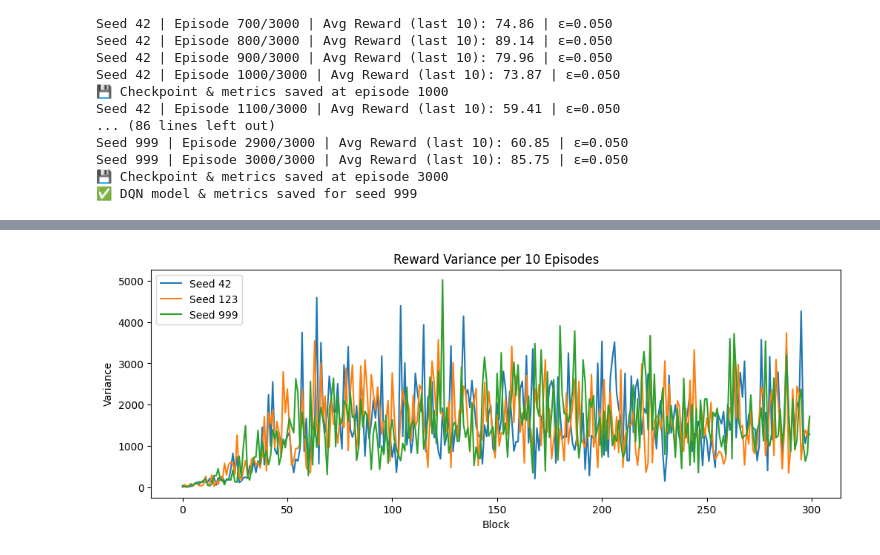
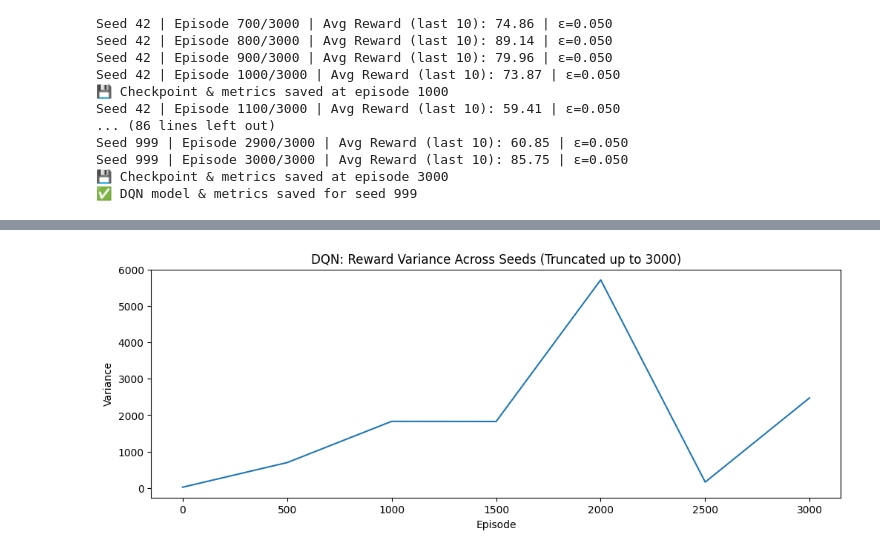
Before and after one commit to dayananikol/CCRNFLRL_PROJECT_COM221ML, a Jupyter notebook: rl_agents/dqn_learning_snake.ipynb, the cells around one changed output, grey strips where cells are left out. Cells and saved outputs as stored; diff of their text form; code cells hidden in the pictures.

```diff
--- a/rl_agents/dqn_learning_snake.ipynb
+++ b/rl_agents/dqn_learning_snake.ipynb
@@ -340,26 +438,78 @@ plt.show()
 # %%
+import pandas as pd
+import numpy as np
+import matplotlib.pyplot as plt
+
 # -----------------------
-# 8. Exploration Stability
+# 8. Exploration Stability (DQN, Truncated)
 # -----------------------
-# Epsilon decay
+
+truncate_every = 500  # downsample episodes for plotting and table
+max_episode = 3000    # ensure table and plots include up to episode 3000
+
+# Use DQN-specific arrays
+eps_source = all_epsilons
+rewards_source = all_rewards
+
+# --- Epsilon Decay (Truncated) ---
 plt.figure(figsize=(12,4))
-for i, eps in enumerate(all_epsilons):
-    plt.plot(eps, label=f"Seed {seeds[i]}")
-plt.title("Epsilon Decay over Time")
+eps_tables = []
+for i, eps in enumerate(eps_source):
+    eps_trunc = eps[::truncate_every]
+    # Include last episode if not in the truncated array
+    if len(eps) >= max_episode and (max_episode-1) not in np.arange(0, len(eps), truncate_every):
+        eps_trunc = np.append(eps_trunc, eps[max_episode-1])
+
+    eps_table = pd.DataFrame({
+        "Episode": np.arange(0, len(eps), truncate_every).tolist() +
+                   ([max_episode-1] if len(eps_trunc) > len(np.arange(0, len(eps), truncate_every)) else []),
+        f"Seed {seeds[i]}": eps_trunc
+    })
+    eps_tables.append(eps_table)
+
+    plt.plot(eps_table["Episode"], eps_trunc, label=f"Seed {seeds[i]}")
+
+plt.title("DQN: Epsilon Decay over Time (Truncated)")
 plt.xlabel("Episode")
 plt.ylabel("Epsilon")
 plt.legend()
 plt.show()
 
-# Reward variance per 10-episode block
-block_size = 10
+# Merge all epsilon tables into a single table
+epsilon_df = eps_tables[0]
+for tbl in eps_tables[1:]:
+    epsilon_df = pd.merge(epsilon_df, tbl, on="Episode")
+
+print("\nDQN Epsilon Decay Table (Truncated up to 3000):")
+print(epsilon_df)
+
+# --- Reward Variance Across Seeds (Truncated) ---
+# Pad rewards to equal length
+max_len = max(len(r) for r in rewards_source)
+padded_rewards = [np.pad(r, (0, max_len - len(r)), 'edge') for r in rewards_source]
+reward_variance_across_seeds = np.var(padded_rewards, axis=0)
+
+# Downsample and include last episode
+downsample = 500
+x_var = np.arange(len(reward_variance_across_seeds))
+x_var_ds = x_var[::downsample].tolist()
+if len(x_var) >= max_episode and (max_episode-1) not in x_var_ds:
+    x_var_ds.append(max_episode-1)
+
+var_ds = reward_variance_across_seeds[x_var_ds]
+
 plt.figure(figsize=(12,4))
-for i, rewards in enumerate(all_rewards):
-    variance = [np.var(rewards[j:j+block_size]) for j in range(0, len(rewards), block_size)]
-    plt.plot(variance, label=f"Seed {seeds[i]}")
-plt.title("Reward Variance per 10 Episodes")
-plt.xlabel("Block")
+plt.plot(x_var_ds, var_ds)
+plt.title("DQN: Reward Variance Across Seeds (Truncated up to 3000)")
+plt.xlabel("Episode")
 plt.ylabel("Variance")
-plt.legend()
 plt.show()
+
+# Create table
+reward_var_table = pd.DataFrame({
+    "Episode": x_var_ds,
+    "Reward Variance": var_ds
+})
+print("\nDQN Reward Variance Table (Truncated up to 3000):")
+print(reward_var_table)
 # %% [output]
@@ -367 +526 @@ plt.show()
-[figure, old version]
+[figure, new version]
```
Also changed, not shown: parts of 8 cells of this notebook, 8 other files.
